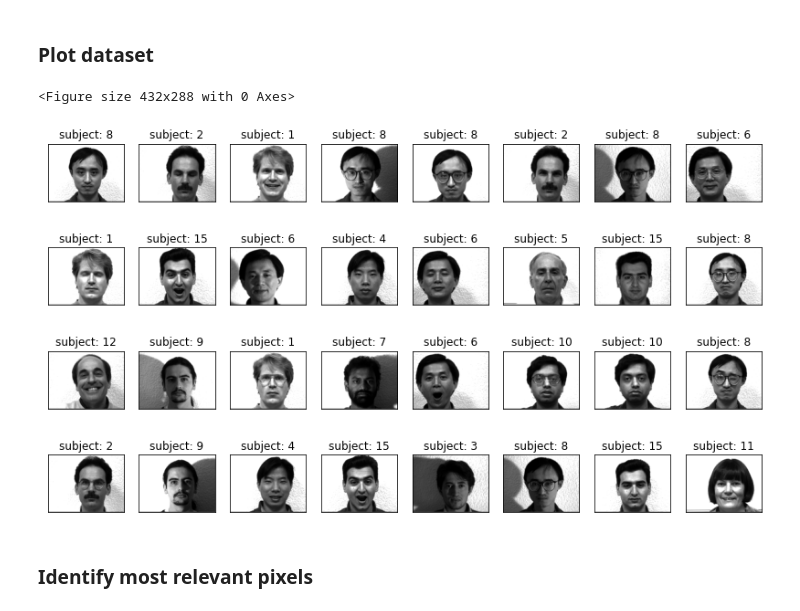
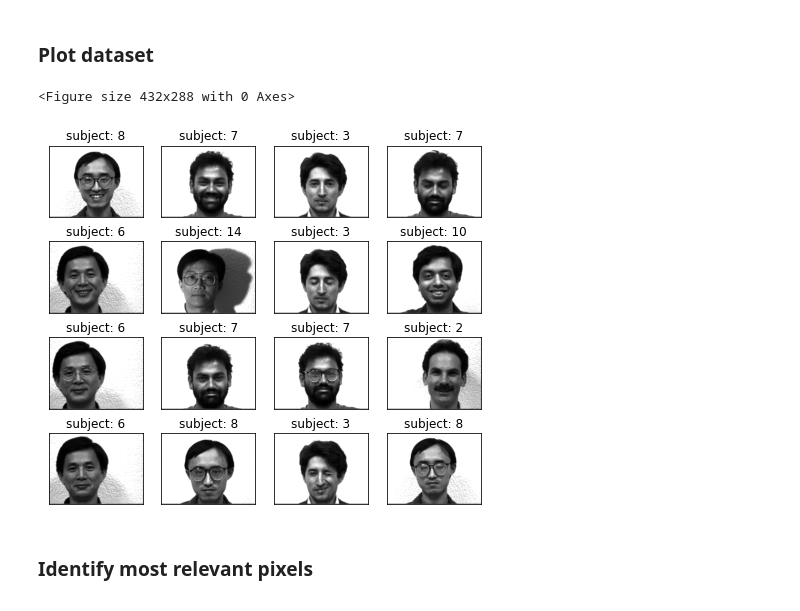
Before and after one commit to jeffcav/face-recog, a Jupyter notebook: yalefaces.ipynb, the cells around one changed output. Saved outputs shown, nothing was run; the diff lists cells and outputs as text; code cells hidden in the pictures.

```diff
--- a/yalefaces.ipynb
+++ b/yalefaces.ipynb
@@ -25,29 +25,31 @@ X, y = yalefaces.load("datasets/yalefaces", flatten=True)
 # %%
 num_faces, num_pixels = X.shape
 
 plt.figure()
-f, axes = plt.subplots(4,8, figsize=(14, 8), sharey=True)
-
+f, axes = plt.subplots(4,4, figsize=(12, 10), sharey=True)
 for ax in axes:
     for axy in ax:
         # select a random face
         face = np.random.randint(0, num_faces)
 
         # format image and label as in the raw dataset
         face_img = X[face].reshape(yalefaces.SHAPE)
         face_label = y[face] + 1
 
         # plot face
         axy.imshow(face_img, cmap='gray')
 
         # show only relevant information
         axy.set_title(f"subject: {face_label}")
         axy.set_xticks([])
         axy.set_yticks([])
+
+
+plt.subplots_adjust(left=0.4, bottom=0.1, right=None, top=0.61, wspace=0.2, hspace=0.2)
 plt.show()
 # %% [output]
 <Figure size 432x288 with 0 Axes>
-[figure, old version]
+[figure, new version]
 # %% [markdown]
 ### Identify most relevant pixels
 # %%
```
Also changed, not shown: parts of 8 cells of this notebook, 1 other file.
